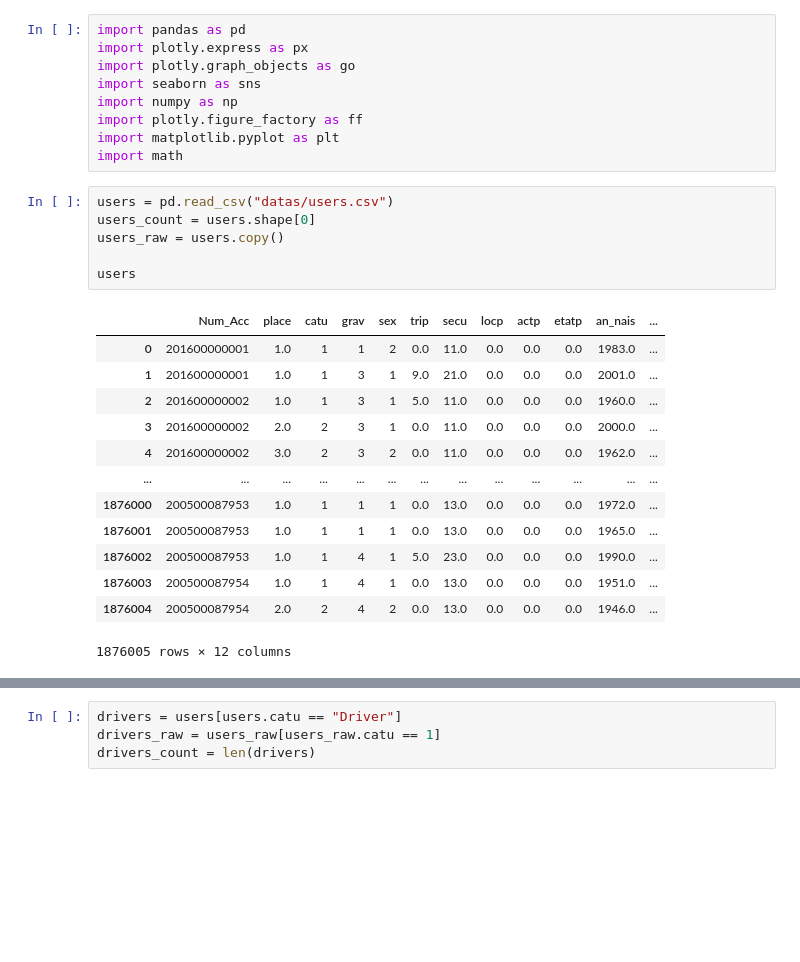
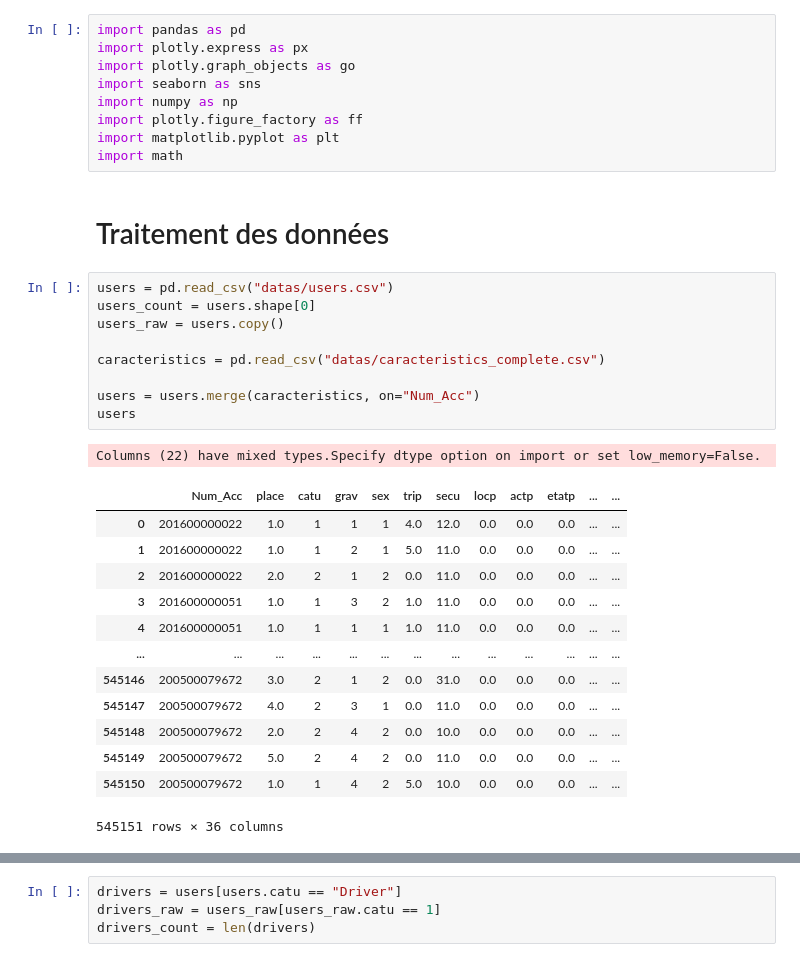
Before and after one commit to darmangerd/road-accidents-study, a Jupyter notebook: users.ipynb, the cells around one changed output, grey strips where cells are left out. Cells and saved outputs as stored; diff of their text form; blank space fills up the shorter version.

```diff
--- a/users.ipynb
+++ b/users.ipynb
@@ -9,26 +9,32 @@ import numpy as np
 import plotly.figure_factory as ff
 import matplotlib.pyplot as plt
 import math
+# %% [markdown]
+# Traitement des données
 # %%
 users = pd.read_csv("datas/users.csv")
 users_count = users.shape[0]
 users_raw = users.copy()
 
+caracteristics = pd.read_csv("datas/caracteristics_complete.csv")
+
+users = users.merge(caracteristics, on="Num_Acc")
 users
 # %% [output]
+Columns (22) have mixed types.Specify dtype option on import or set low_memory=False.
-|  | Num_Acc | place | catu | grav | sex | trip | secu | locp | actp | etatp | an_nais | ... |
-| 0 | 201600000001 | 1.0 | 1 | 1 | 2 | 0.0 | 11.0 | 0.0 | 0.0 | 0.0 | 1983.0 | ... |
-| 1 | 201600000001 | 1.0 | 1 | 3 | 1 | 9.0 | 21.0 | 0.0 | 0.0 | 0.0 | 2001.0 | ... |
-| 2 | 201600000002 | 1.0 | 1 | 3 | 1 | 5.0 | 11.0 | 0.0 | 0.0 | 0.0 | 1960.0 | ... |
-| 3 | 201600000002 | 2.0 | 2 | 3 | 1 | 0.0 | 11.0 | 0.0 | 0.0 | 0.0 | 2000.0 | ... |
-| 4 | 201600000002 | 3.0 | 2 | 3 | 2 | 0.0 | 11.0 | 0.0 | 0.0 | 0.0 | 1962.0 | ... |
+|  | Num_Acc | place | catu | grav | sex | trip | secu | locp | actp | etatp | ... | ... |
+| 0 | 201600000022 | 1.0 | 1 | 1 | 1 | 4.0 | 12.0 | 0.0 | 0.0 | 0.0 | ... | ... |
+| 1 | 201600000022 | 1.0 | 1 | 2 | 1 | 5.0 | 11.0 | 0.0 | 0.0 | 0.0 | ... | ... |
+| 2 | 201600000022 | 2.0 | 2 | 1 | 2 | 0.0 | 11.0 | 0.0 | 0.0 | 0.0 | ... | ... |
+| 3 | 201600000051 | 1.0 | 1 | 3 | 2 | 1.0 | 11.0 | 0.0 | 0.0 | 0.0 | ... | ... |
+| 4 | 201600000051 | 1.0 | 1 | 1 | 1 | 1.0 | 11.0 | 0.0 | 0.0 | 0.0 | ... | ... |
 | ... | ... | ... | ... | ... | ... | ... | ... | ... | ... | ... | ... | ... |
-| 1876000 | 200500087953 | 1.0 | 1 | 1 | 1 | 0.0 | 13.0 | 0.0 | 0.0 | 0.0 | 1972.0 | ... |
-| 1876001 | 200500087953 | 1.0 | 1 | 1 | 1 | 0.0 | 13.0 | 0.0 | 0.0 | 0.0 | 1965.0 | ... |
-| 1876002 | 200500087953 | 1.0 | 1 | 4 | 1 | 5.0 | 23.0 | 0.0 | 0.0 | 0.0 | 1990.0 | ... |
-| 1876003 | 200500087954 | 1.0 | 1 | 4 | 1 | 0.0 | 13.0 | 0.0 | 0.0 | 0.0 | 1951.0 | ... |
-| 1876004 | 200500087954 | 2.0 | 2 | 4 | 2 | 0.0 | 13.0 | 0.0 | 0.0 | 0.0 | 1946.0 | ... |
+| 545146 | 200500079672 | 3.0 | 2 | 1 | 2 | 0.0 | 31.0 | 0.0 | 0.0 | 0.0 | ... | ... |
+| 545147 | 200500079672 | 4.0 | 2 | 3 | 1 | 0.0 | 11.0 | 0.0 | 0.0 | 0.0 | ... | ... |
+| 545148 | 200500079672 | 2.0 | 2 | 4 | 2 | 0.0 | 10.0 | 0.0 | 0.0 | 0.0 | ... | ... |
+| 545149 | 200500079672 | 5.0 | 2 | 4 | 2 | 0.0 | 11.0 | 0.0 | 0.0 | 0.0 | ... | ... |
+| 545150 | 200500079672 | 1.0 | 1 | 4 | 2 | 5.0 | 10.0 | 0.0 | 0.0 | 0.0 | ... | ... |
-1876005 rows × 12 columns
+545151 rows × 36 columns
 # %%
 users.loc[users.catu == 1, "catu"] = "Driver"
 users.loc[users.catu == 2, "catu"] = "Passenger"
```
Also changed, not shown: parts of 14 cells of this notebook, 1 other file.
